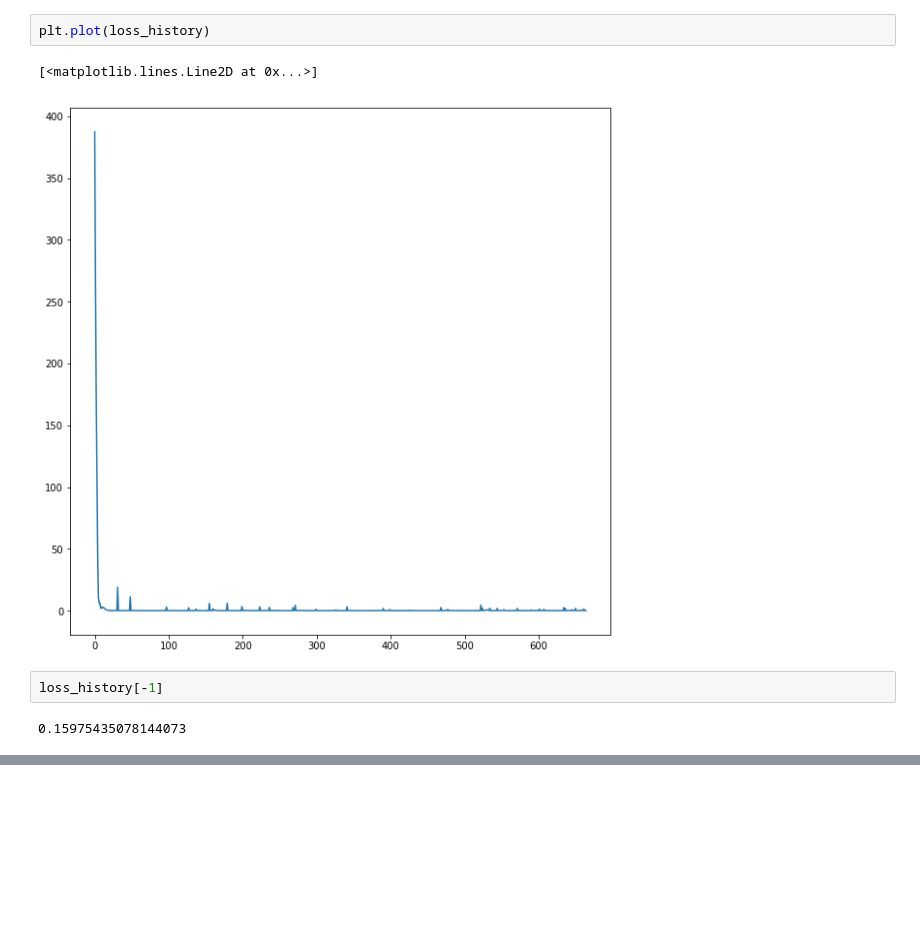
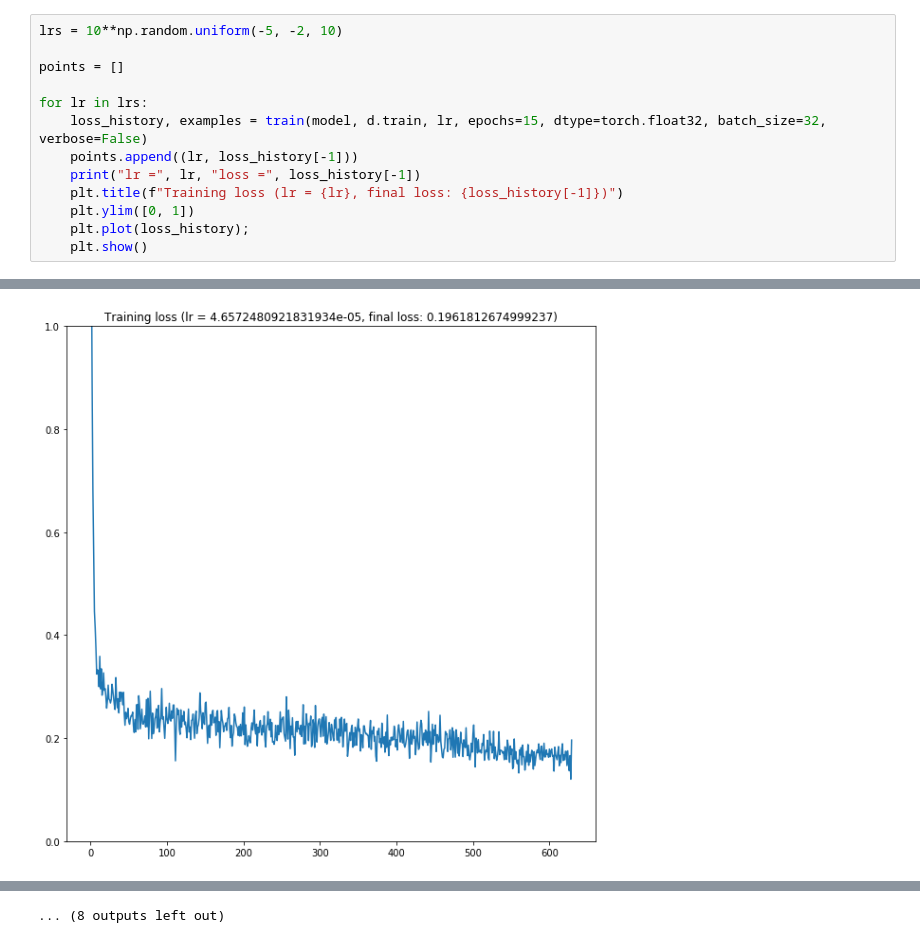
Before and after one commit to openafro/model, a Jupyter notebook: Playground.ipynb, the cells around one changed output, grey strips where cells are left out. Drawn from its saved outputs; the diff is of its cells as text; blank space fills up the shorter version.

```diff
--- a/Playground.ipynb
+++ b/Playground.ipynb
@@ -45,9 +75,14 @@ Iteration 40, loss=17.067611694335938, acc=0.9964141845703125, fractions: 0.9991
-# %%
-plt.plot(loss_history)
-# %% [output]
-[<matplotlib.lines.Line2D at 0x...>]
-[figure, removed]
-# %%
-loss_history[-1]
-# %% [output]
-0.15975435078144073
+# %%
+lrs = 10**np.random.uniform(-5, -2, 10)
+
+points = []
+
+for lr in lrs:
+    loss_history, examples = train(model, d.train, lr, epochs=15, dtype=torch.float32, batch_size=32, verbose=False)
+    points.append((lr, loss_history[-1]))
+    print("lr =", lr, "loss =", loss_history[-1])
+    plt.title(f"Training loss (lr = {lr}, final loss: {loss_history[-1]})")
+    plt.ylim([0, 1])
+    plt.plot(loss_history);
+    plt.show()
+# %% [output]
@@ -53,0 +90 @@ loss_history[-1]
+[figure, added]
@@ -53,0 +101 @@ loss_history[-1]
+... (8 outputs left out)
```
Also changed, not shown: parts of 13 cells of this notebook, 3 other files.
